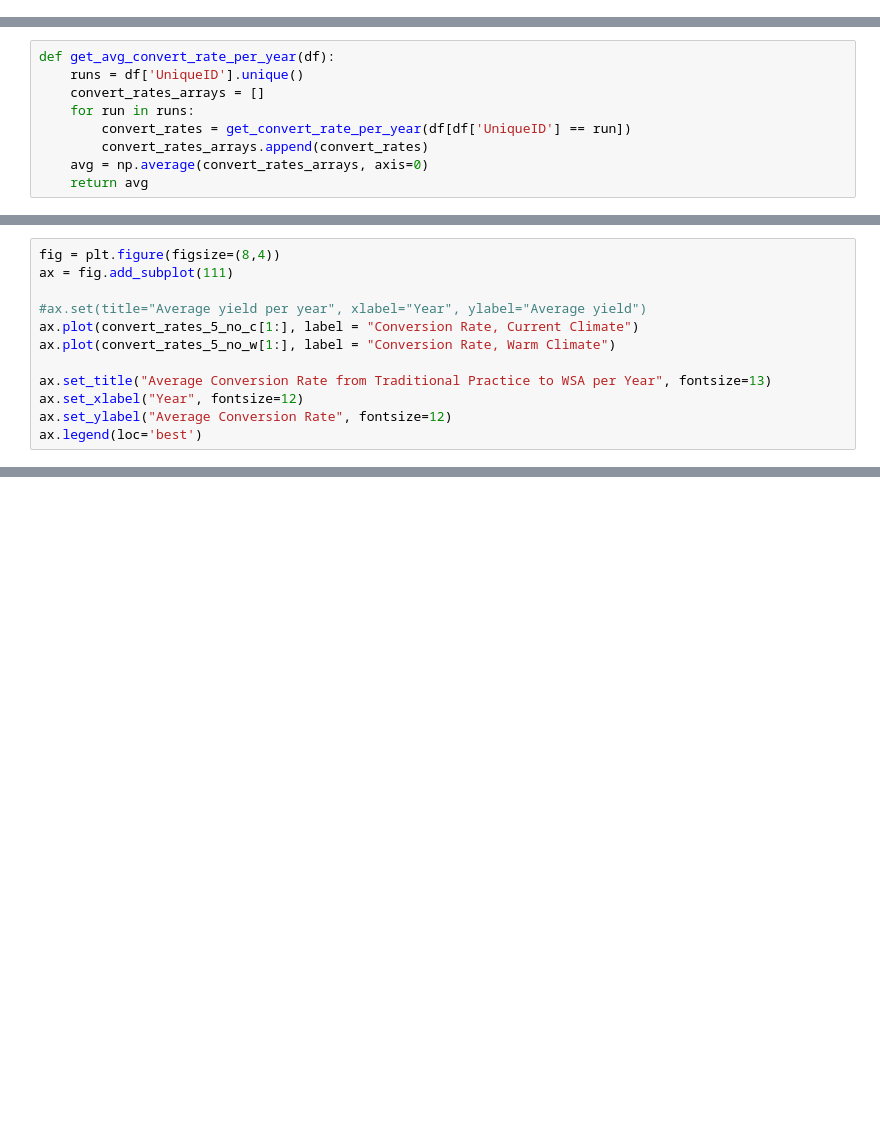
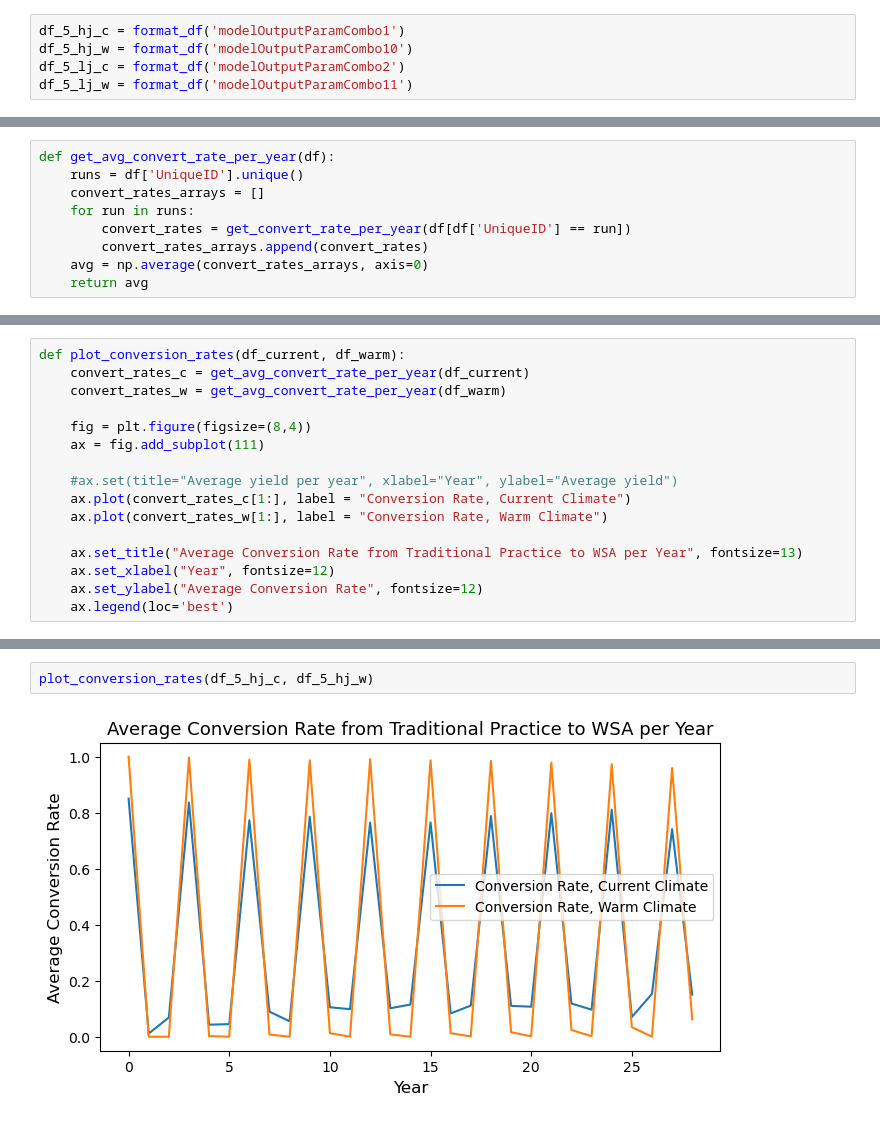
Before and after one commit to WylieMabel/TreesAndThat, a Jupyter notebook: Model Output/data_analysis_3.ipynb, the cells around one changed output, grey strips where cells are left out. Drawn from its saved outputs; the diff is of its cells as text; blank space fills up the shorter version.

```diff
--- a/Model Output/data_analysis_3.ipynb
+++ b/Model Output/data_analysis_3.ipynb
@@ -56,3 +56,8 @@ df_5_no_w
 | 248007 | 799.0 | 29 | 19.0 | -16.25 | 1.0 | 1.0 | 235.229544 | 1557.718957 | ... |
 | 248008 | 799.0 | 30 | 19.0 | -16.25 | 1.0 | 1.0 | 235.351561 | 1594.483710 | ... |
 248000 rows × 16 columns
+# %%
+df_5_hj_c = format_df('modelOutputParamCombo1')
+df_5_hj_w = format_df('modelOutputParamCombo10')
+df_5_lj_c = format_df('modelOutputParamCombo2')
+df_5_lj_w = format_df('modelOutputParamCombo11')
@@ -422,12 +256,16 @@ len(convert_rates_5_no_c)
 # %%
-fig = plt.figure(figsize=(8,4))
-ax = fig.add_subplot(111)
+def plot_conversion_rates(df_current, df_warm):
+    convert_rates_c = get_avg_convert_rate_per_year(df_current)
+    convert_rates_w = get_avg_convert_rate_per_year(df_warm)
 
-#ax.set(title="Average yield per year", xlabel="Year", ylabel="Average yield")
-ax.plot(convert_rates_5_no_c[1:], label = "Conversion Rate, Current Climate")
-ax.plot(convert_rates_5_no_w[1:], label = "Conversion Rate, Warm Climate")
+    fig = plt.figure(figsize=(8,4))
+    ax = fig.add_subplot(111)
 
-ax.set_title("Average Conversion Rate from Traditional Practice to WSA per Year", fontsize=13)
-ax.set_xlabel("Year", fontsize=12)
-ax.set_ylabel("Average Conversion Rate", fontsize=12)
-ax.legend(loc='best')
+    #ax.set(title="Average yield per year", xlabel="Year", ylabel="Average yield")
+    ax.plot(convert_rates_c[1:], label = "Conversion Rate, Current Climate")
+    ax.plot(convert_rates_w[1:], label = "Conversion Rate, Warm Climate")
+
+    ax.set_title("Average Conversion Rate from Traditional Practice to WSA per Year", fontsize=13)
+    ax.set_xlabel("Year", fontsize=12)
+    ax.set_ylabel("Average Conversion Rate", fontsize=12)
+    ax.legend(loc='best')
@@ -436,0 +280,4 @@ ax.legend(loc='best')
+# %%
+plot_conversion_rates(df_5_hj_c, df_5_hj_w)
+# %% [output]
+[figure, added]
```
Also changed, not shown: parts of 73 cells of this notebook, 7 other files.
